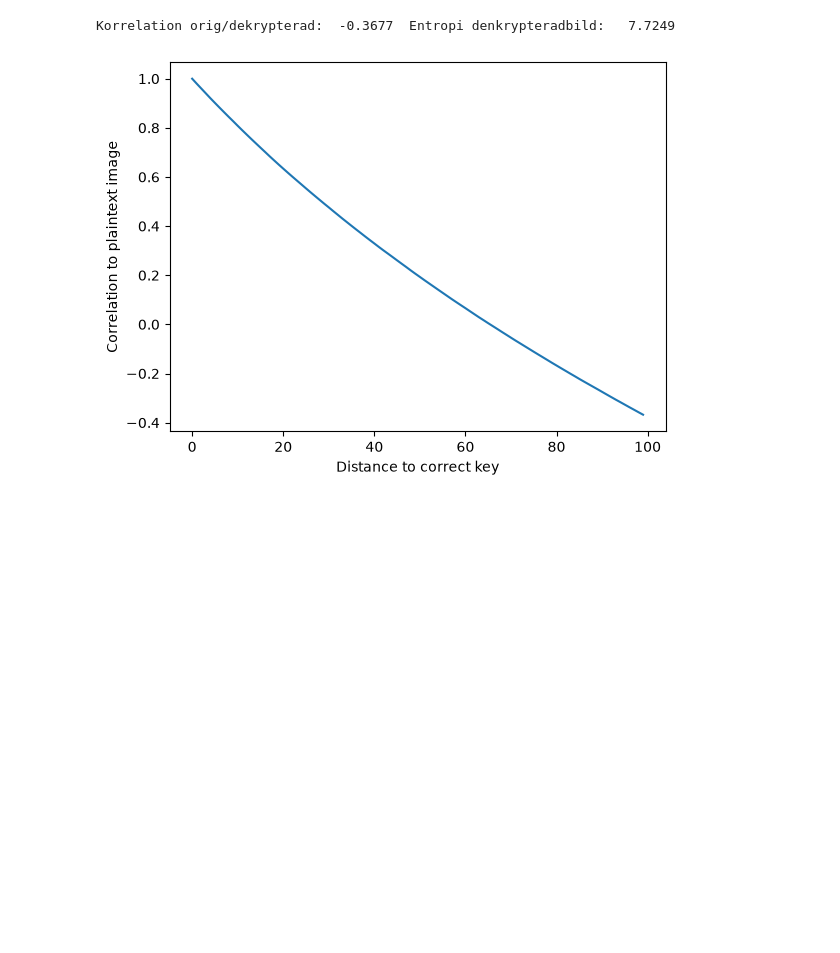
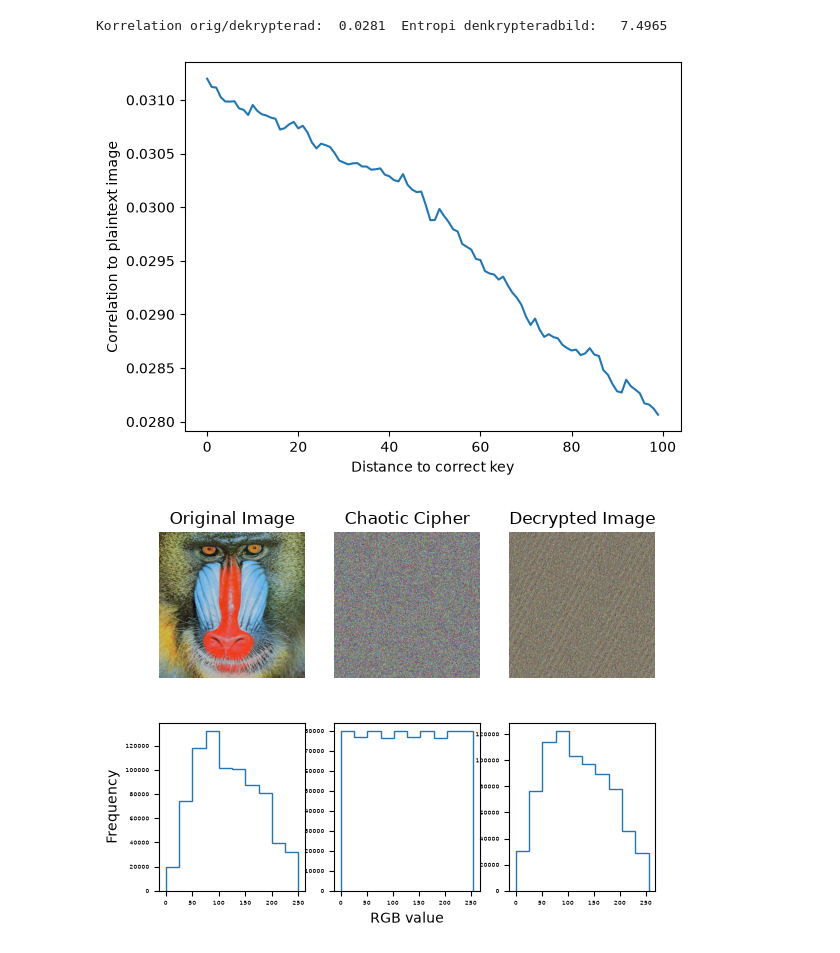
Before and after one commit to pizzamedsas/Kaos, a Jupyter notebook: Near-miss_notebook/cipher_analysis.ipynb, the cells around one changed output. Drawn from its saved outputs; the diff is of its cells as text; code cells hidden in the pictures; blank space fills up the shorter version.

```diff
--- a/Near-miss_notebook/cipher_analysis.ipynb
+++ b/Near-miss_notebook/cipher_analysis.ipynb
@@ -9,7 +13,7 @@ from matt_enkel import entropi, korrelation
 
 # Samma bilder som i ImageToMatrix.py
 iterations = 100
-finetune = 5  # Välj från 1-5, högre värde ger sämre granularitet men större förändring
+finetune = 1  # Välj från 1-5, högre värde ger sämre granularitet men större förändring
 original = itm.matrix
 krypterad = itm.chaoticencryptedArray.reshape(original.shape)
 ratt_nycklar = itm.chaotickeys.T
@@ -29,7 +33,6 @@ for i in range(iterations):
 
 # nearMissnycklar[iterations][0:512*512,:] = (tmpnyckel[0:512*512,:]+ np.random.choice([-200*finetune , 200*finetune]))%256
 # nearMissnycklar[iterations, 0:512*512,:] ^=1
-# print(nearMissnycklar.shape)
 
 # --- Dekryptering med rätt nycklar------------------------------------------------------------
 # desubstituerad = np.bitwise_xor(krypterad.reshape(-1,3), ratt_nycklar)
@@ -40,34 +43,35 @@ desubstituerad = np.bitwise_xor(krypterad.reshape(-1, 3), ratt_nycklar).reshape(
 dekrypterad = itm.InverseArnoldCatMapTransform(desubstituerad, 10, 1, 1)
 # print(
 #      f"Korrelation orig/orig:  {korrelation(original, original):.4f}"
 #      f"  Entropi originalbild:   {entropi(original):.4f}"
 # )
 
 # # --- Dekryptering med Near-Miss keys ------------------------------------------------------------
 nyckelKedja = np.empty((iterations, *original.shape), dtype=original.dtype)
 korrarr = np.arange(iterations, dtype=float)
 for i in range(iterations):
     desubstituerad = np.bitwise_xor(
         krypterad.reshape(-1, 3), nearMissnycklar[i]
     ).reshape(original.shape)
-    dekrypterad = itm.InverseArnoldCatMapTransform(desubstituerad, 10, 1, 1)
+    dekrypterad = itm.InverseArnoldCatMapTransform(desubstituerad, 10, 1+1, 1)
     nyckelKedja[i] = dekrypterad
     korrarr[i] = korrelation(original, dekrypterad)
     # print(
     #     f"Korrelation orig/dekrypterad:  {korrelation(original, dekrypterad):.4f}"
     #     f"  Entropi enkrypteringbild:   {entropi(krypterad):.4f}"
     # )
 
 print(
     f"Korrelation orig/dekrypterad:  {korrelation(original, dekrypterad):.4f}"
     f"  Entropi denkrypteradbild:   {entropi(dekrypterad):.4f}"
 )
 np.arange(iterations)
 plt.plot(np.arange(iterations), korrarr)
 plt.xlabel("Distance to correct key")
 plt.ylabel("Correlation to plaintext image")
 plt.show()
-# itm.plotImages(original, krypterad, nyckelKedja[-1])
+itm.plotImages(original, krypterad, nyckelKedja[-1])
 # %% [output]
-Korrelation orig/dekrypterad:  -0.3677  Entropi denkrypteradbild:   7.7249
+Korrelation orig/dekrypterad:  0.0281  Entropi denkrypteradbild:   7.4965
-[figure, old version]
+[figure, new version]
+[figure, added]
```
Also changed, not shown: parts of 3 cells of this notebook, 4 other files.
